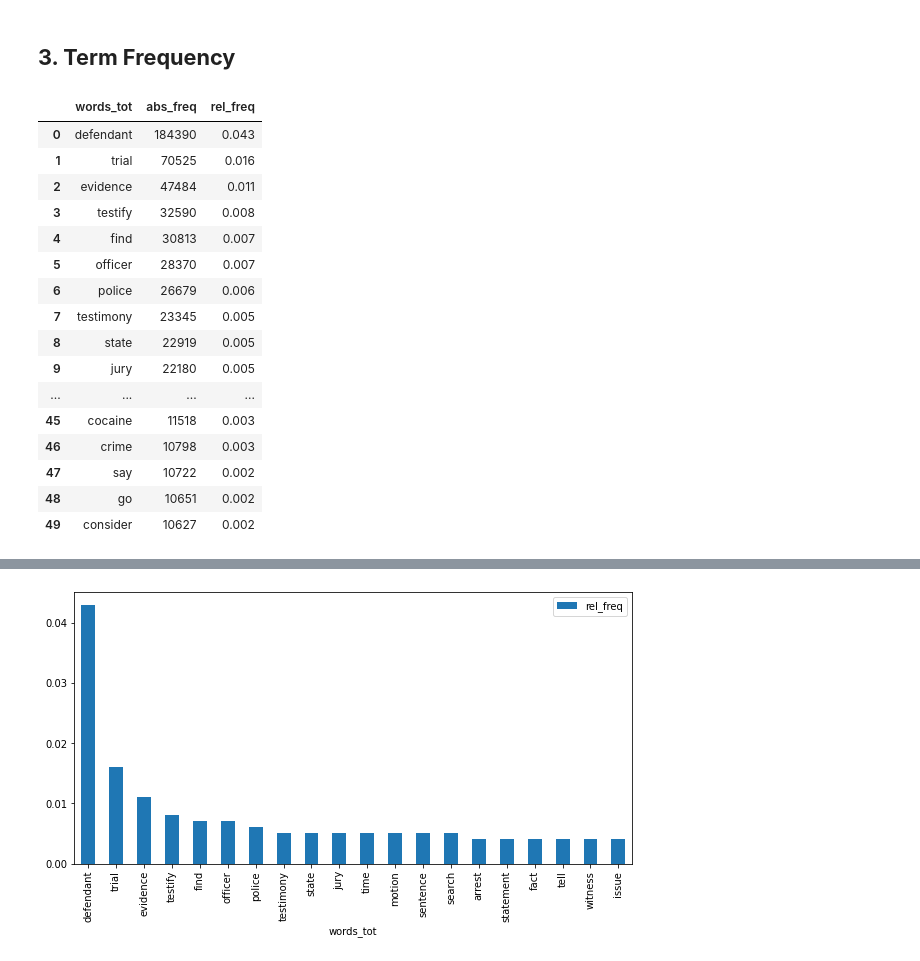
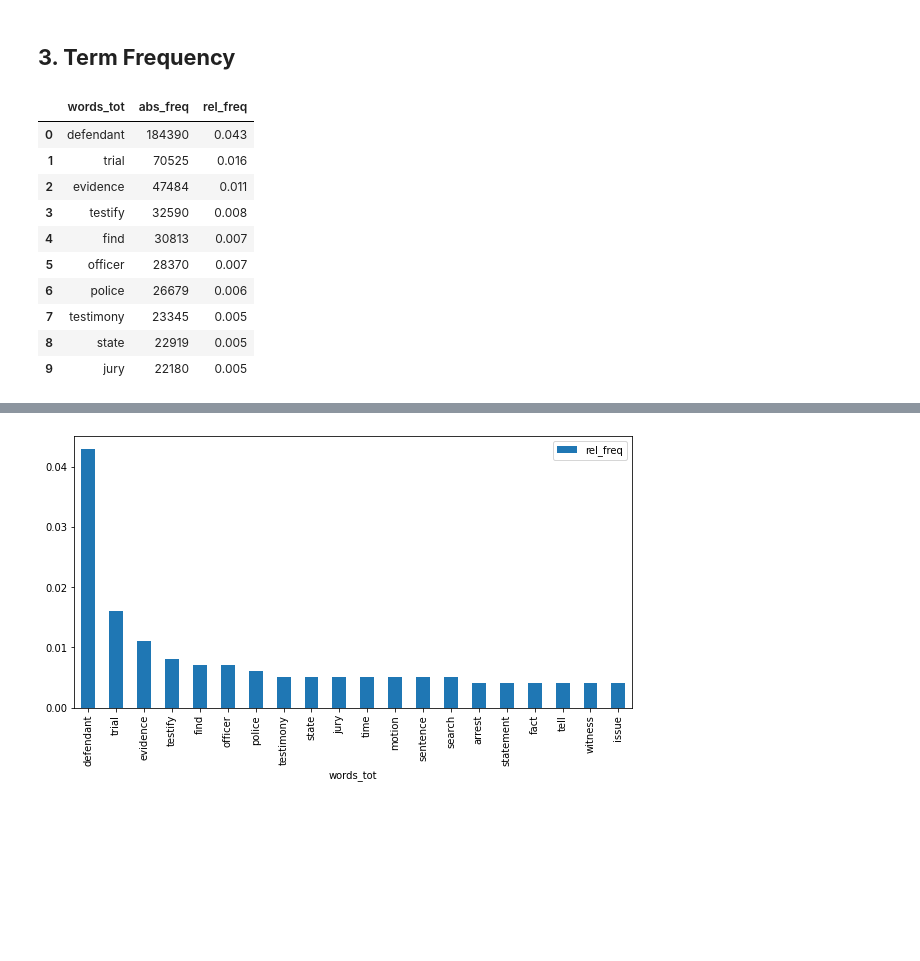
Before and after one commit to martinaviggiano/knowledge_extraction_project, a Jupyter notebook: 02_Term_frequency.ipynb, the cells around one changed output, grey strips where cells are left out. Saved outputs shown, nothing was run; the diff lists cells and outputs as text; code cells hidden in the pictures; blank space fills up the shorter version.

```diff
--- a/02_Term_frequency.ipynb
+++ b/02_Term_frequency.ipynb
@@ -161,36 +145,30 @@ nar = narco_schedule[(narco_schedule.schedule == 'narco_1') | (narco_schedule.sc
 # %%
 vectorizer = CountVectorizer()
 vector_narco = vectorizer.fit_transform(nar['lemmatized'])
 
 words_list = vectorizer.get_feature_names()
 count_list = vector_narco.toarray().sum(axis=0)
 
 w = dict(zip(words_list, count_list))
 w = {k: v for k, v in sorted(w.items(), key=lambda item: item[1], reverse=True)}
 
 mcw = pd.DataFrame.from_dict(w, orient='index').reset_index()
 mcw.columns = ["words_tot", "abs_freq"]
 
 mcw["rel_freq"] = mcw.progress_apply(lambda x: np.round(x.abs_freq / mcw.abs_freq.sum(), 3), axis=1)
 
-mcw[:50]
+mcw[:10]
 # %% [output]
 |  | words_tot | abs_freq | rel_freq |
 | 0 | defendant | 184390 | 0.043 |
 | 1 | trial | 70525 | 0.016 |
 | 2 | evidence | 47484 | 0.011 |
 | 3 | testify | 32590 | 0.008 |
 | 4 | find | 30813 | 0.007 |
 | 5 | officer | 28370 | 0.007 |
 | 6 | police | 26679 | 0.006 |
 | 7 | testimony | 23345 | 0.005 |
 | 8 | state | 22919 | 0.005 |
 | 9 | jury | 22180 | 0.005 |
-| ... | ... | ... | ... |
-| 45 | cocaine | 11518 | 0.003 |
-| 46 | crime | 10798 | 0.003 |
-| 47 | say | 10722 | 0.002 |
-| 48 | go | 10651 | 0.002 |
-| 49 | consider | 10627 | 0.002 |
 # %%
 vectorizer = CountVectorizer()
```
Also changed, not shown: parts of 83 cells of this notebook, 1 other file.
